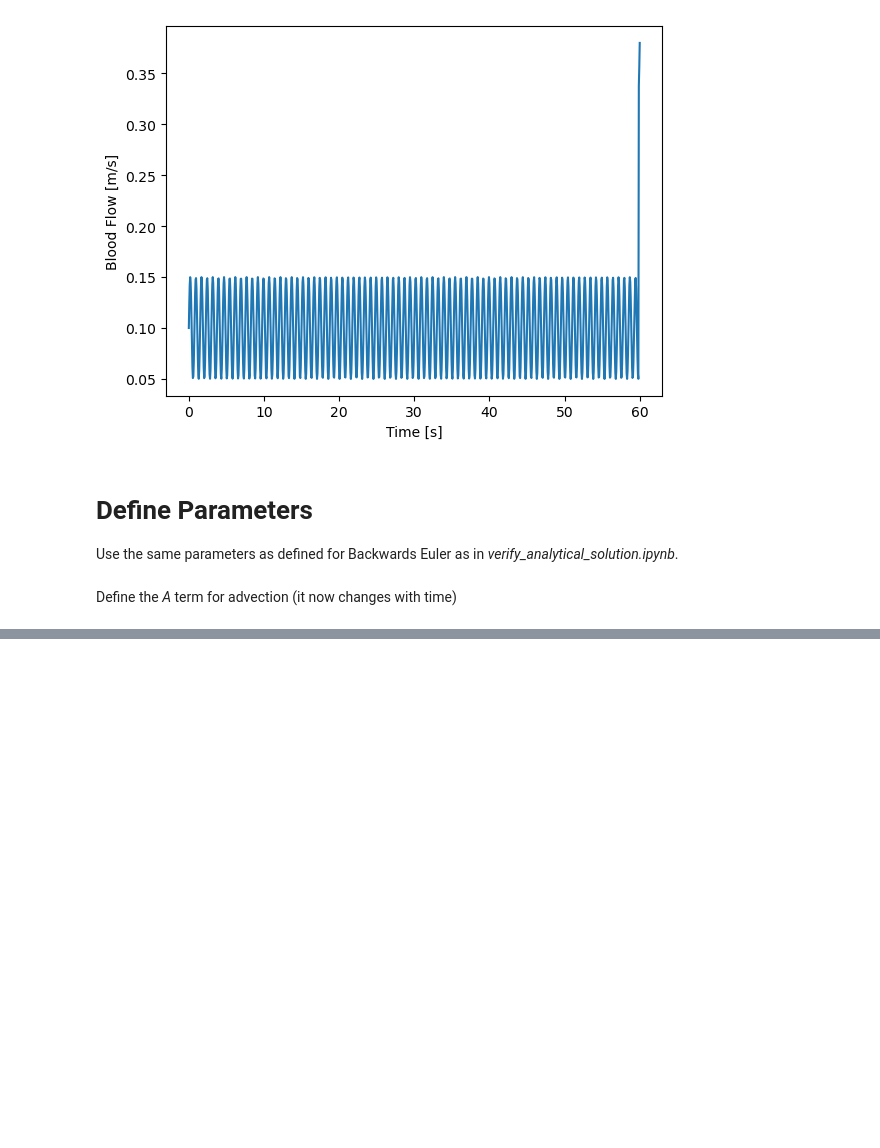
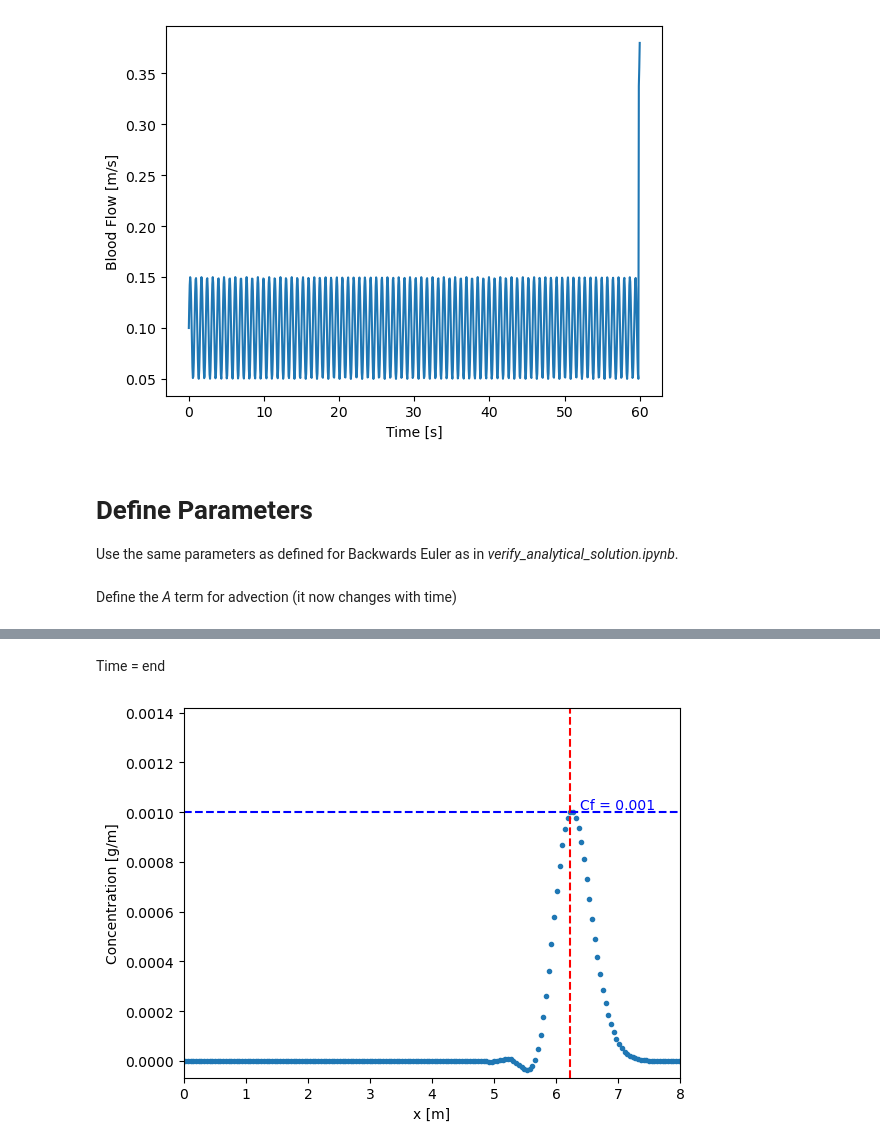
Before and after one commit to mattrflew/ind-maths-project-1-group-10, a Jupyter notebook: real_world_model.ipynb, the cells around one changed output, grey strips where cells are left out. Drawn from its saved outputs; the diff is of its cells as text; code cells hidden in the pictures; blank space fills up the shorter version.

```diff
--- a/real_world_model.ipynb
+++ b/real_world_model.ipynb
@@ -81,7 +81,7 @@ import warnings
 import matplotlib.pyplot as plt
 import functions as f
 # %%
-save_fig = False
+save_fig = True
 # %% [markdown]
 ### Non-Constant Blood Flow as a function of time
 # %%
@@ -228,0 +398,13 @@ Difference between Cf and desired Cf: 0.004592580654305043
+# %% [markdown]
+Time = end
+# %%
+fig, ax = plt.subplots()
+f.concentration_x_plot(x, U[:,-1], C0_opt, heart_loc, t_str='$t_{60}$', ax=ax, xlim_right=8, ylims=y_limits)
+
+# ax.set_ylim(list(y_limits))
+# plt.show()
+
+if save_fig:
+    plt.savefig("images/concentration_t_end_non_constant.eps", format="eps")
+# %% [output]
+[figure, added]
```
Also changed, not shown: parts of 28 cells of this notebook, 10 other files.
